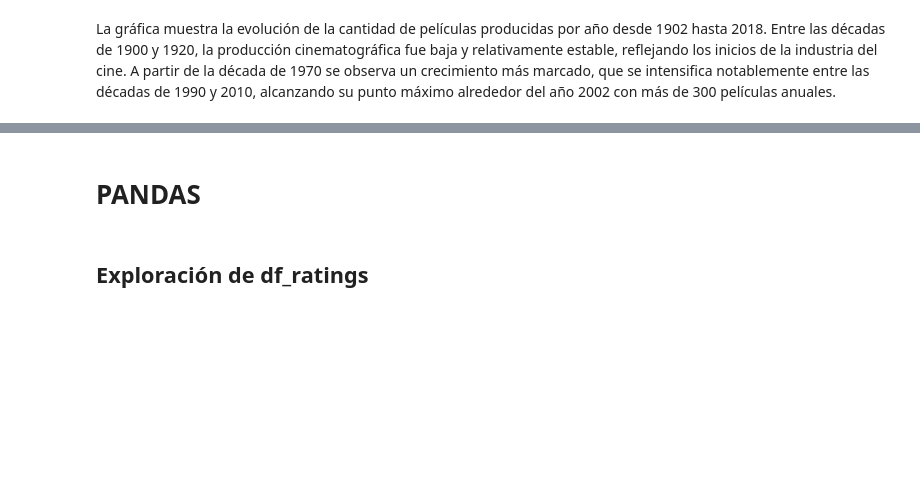
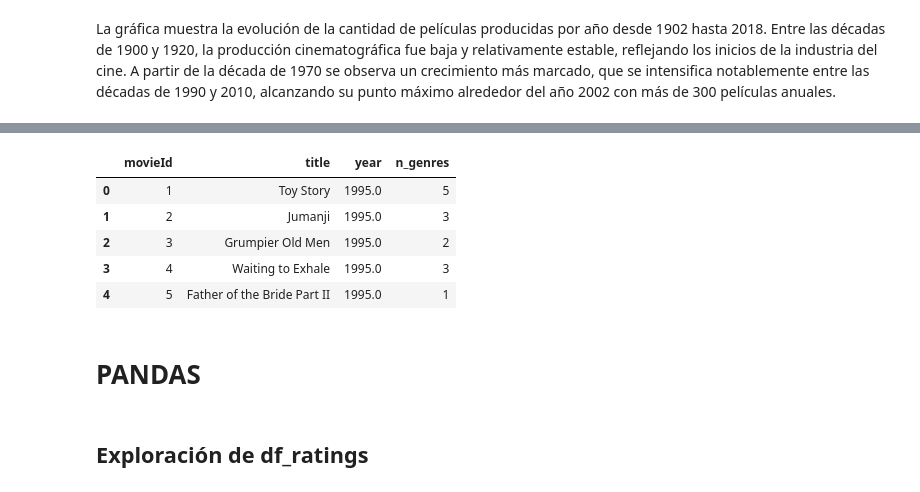
Before and after one commit to ValentinaJimenezTorres/A3_marketing, a Jupyter notebook: b_exploracion_limpieza.ipynb, the cells around one changed output, grey strips where cells are left out. Cells and saved outputs as stored; diff of their text form; code cells hidden in the pictures; blank space fills up the shorter version.

```diff
--- a/b_exploracion_limpieza.ipynb
+++ b/b_exploracion_limpieza.ipynb
@@ -290,3 +379,28 @@ La gráfica muestra la evolución de la cantidad de películas producidas por a
+# %%
+# Películas con múltiples géneros
+conteo_generos_por_pelicula = pd.read_sql("""
+    SELECT
+        movieId,
+        title,
+        year,
+        (
+            "Action" + "Adventure" + "Animation" + "Children" +
+            "Comedy" + "Crime" + "Documentary" + "Drama" +
+            "Fantasy" + "Film-Noir" + "Horror" + "IMAX" +
+            "Musical" + "Mystery" + "Romance" + "Sci-Fi" +
+            "Thriller" + "War" + "Western"
+        ) AS n_genres
+    FROM movies_clean
+""", con)
+
+conteo_generos_por_pelicula.head()
+# %% [output]
+|  | movieId | title | year | n_genres |
+| 0 | 1 | Toy Story | 1995.0 | 5 |
+| 1 | 2 | Jumanji | 1995.0 | 3 |
+| 2 | 3 | Grumpier Old Men | 1995.0 | 2 |
+| 3 | 4 | Waiting to Exhale | 1995.0 | 3 |
+| 4 | 5 | Father of the Bride Part II | 1995.0 | 1 |
 # %% [markdown]
 # PANDAS
 # %%
```
Also changed, not shown: parts of 6 cells of this notebook, 1 other file.
